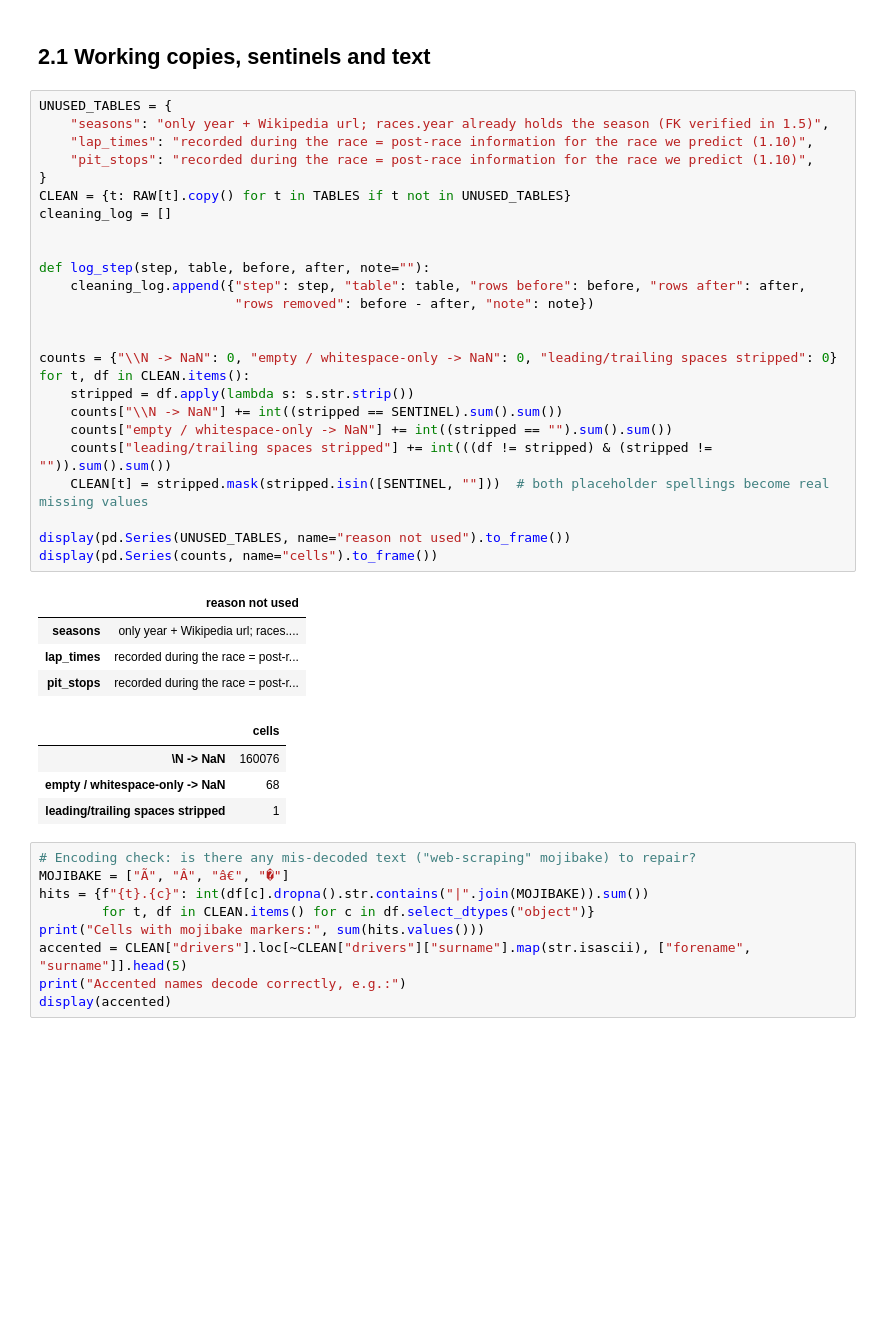
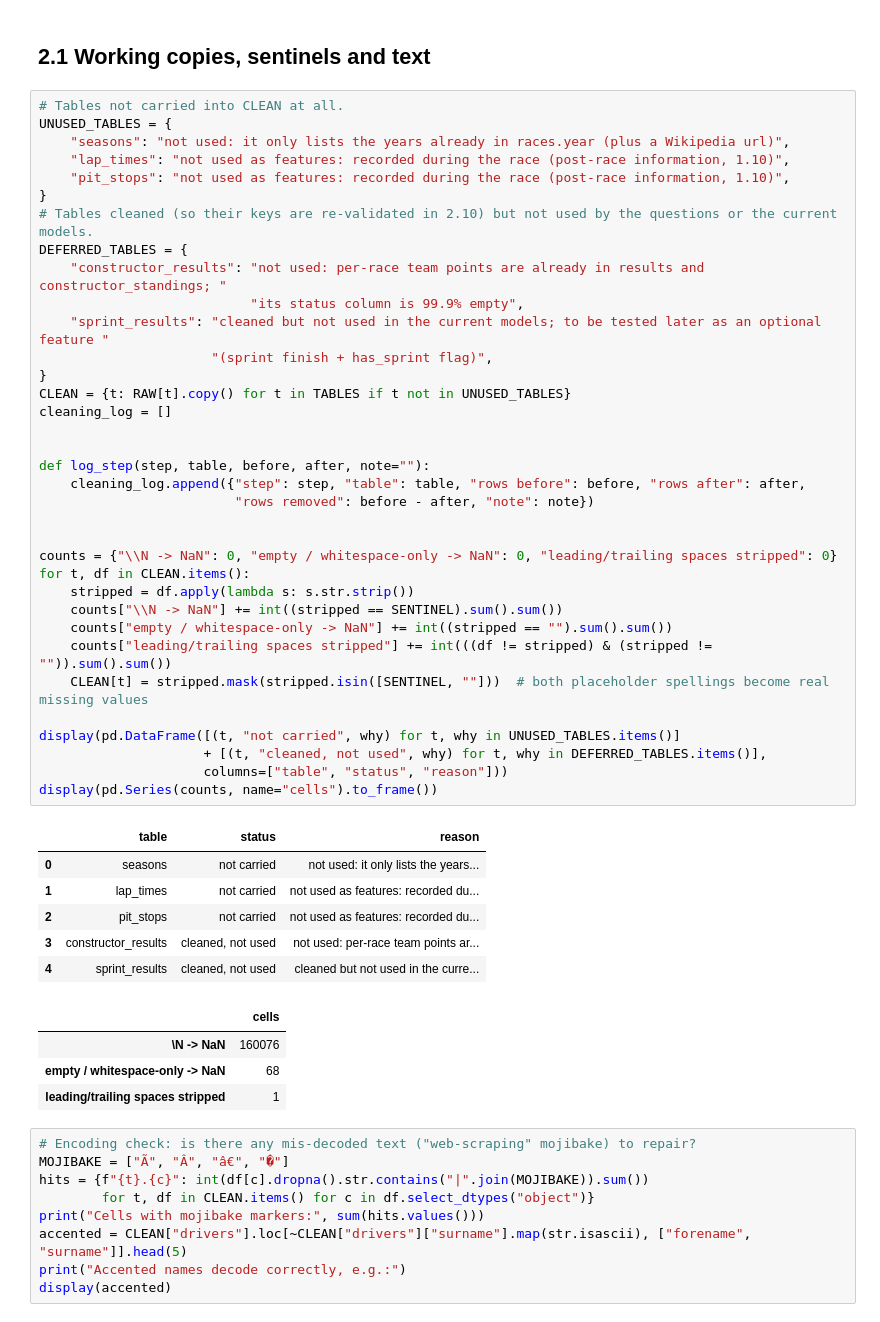
Before and after one commit to Farah-Essam/ACL-2, a Jupyter notebook: f1_podium_prediction.ipynb, the cells around one changed output. Drawn from its saved outputs; the diff is of its cells as text; blank space fills up the shorter version.

```diff
--- a/f1_podium_prediction.ipynb
+++ b/f1_podium_prediction.ipynb
@@ -1266,35 +1267,47 @@ Decisions taken (evidence in section 1):
 # %% [markdown]
 ## 2.1 Working copies, sentinels and text
 # %%
+# Tables not carried into CLEAN at all.
 UNUSED_TABLES = {
-    "seasons": "only year + Wikipedia url; races.year already holds the season (FK verified in 1.5)",
-    "lap_times": "recorded during the race = post-race information for the race we predict (1.10)",
-    "pit_stops": "recorded during the race = post-race information for the race we predict (1.10)",
+    "seasons": "not used: it only lists the years already in races.year (plus a Wikipedia url)",
+    "lap_times": "not used as features: recorded during the race (post-race information, 1.10)",
+    "pit_stops": "not used as features: recorded during the race (post-race information, 1.10)",
+}
+# Tables cleaned (so their keys are re-validated in 2.10) but not used by the questions or the current models.
+DEFERRED_TABLES = {
+    "constructor_results": "not used: per-race team points are already in results and constructor_standings; "
+                           "its status column is 99.9% empty",
+    "sprint_results": "cleaned but not used in the current models; to be tested later as an optional feature "
+                      "(sprint finish + has_sprint flag)",
 }
 CLEAN = {t: RAW[t].copy() for t in TABLES if t not in UNUSED_TABLES}
 cleaning_log = []
 
 
 def log_step(step, table, before, after, note=""):
     cleaning_log.append({"step": step, "table": table, "rows before": before, "rows after": after,
                          "rows removed": before - after, "note": note})
 
 
 counts = {"\\N -> NaN": 0, "empty / whitespace-only -> NaN": 0, "leading/trailing spaces stripped": 0}
 for t, df in CLEAN.items():
     stripped = df.apply(lambda s: s.str.strip())
     counts["\\N -> NaN"] += int((stripped == SENTINEL).sum().sum())
     counts["empty / whitespace-only -> NaN"] += int((stripped == "").sum().sum())
     counts["leading/trailing spaces stripped"] += int(((df != stripped) & (stripped != "")).sum().sum())
     CLEAN[t] = stripped.mask(stripped.isin([SENTINEL, ""]))  # both placeholder spellings become real missing values
 
-display(pd.Series(UNUSED_TABLES, name="reason not used").to_frame())
+display(pd.DataFrame([(t, "not carried", why) for t, why in UNUSED_TABLES.items()]
+                     + [(t, "cleaned, not used", why) for t, why in DEFERRED_TABLES.items()],
+                     columns=["table", "status", "reason"]))
 display(pd.Series(counts, name="cells").to_frame())
 # %% [output]
-|  | reason not used |
-| seasons | only year + Wikipedia url; races.... |
-| lap_times | recorded during the race = post-r... |
-| pit_stops | recorded during the race = post-r... |
+|  | table | status | reason |
+| 0 | seasons | not carried | not used: it only lists the years... |
+| 1 | lap_times | not carried | not used as features: recorded du... |
+| 2 | pit_stops | not carried | not used as features: recorded du... |
+| 3 | constructor_results | cleaned, not used | not used: per-race team points ar... |
+| 4 | sprint_results | cleaned, not used | cleaned but not used in the curre... |
 |  | cells |
 | \N -> NaN | 160076 |
 | empty / whitespace-only -> NaN | 68 |
```
Also changed, not shown: parts of 85 cells of this notebook, 20 other files.
